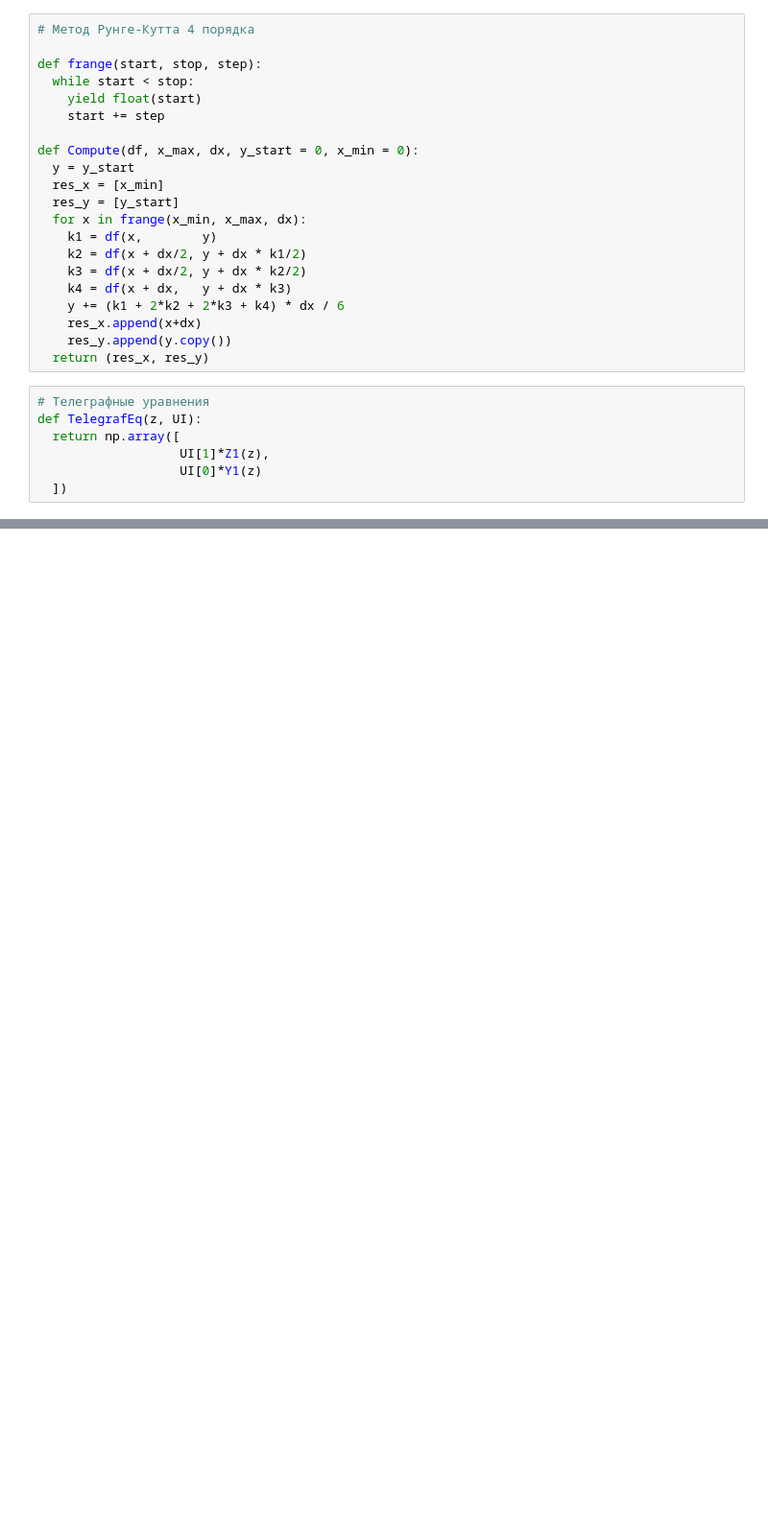
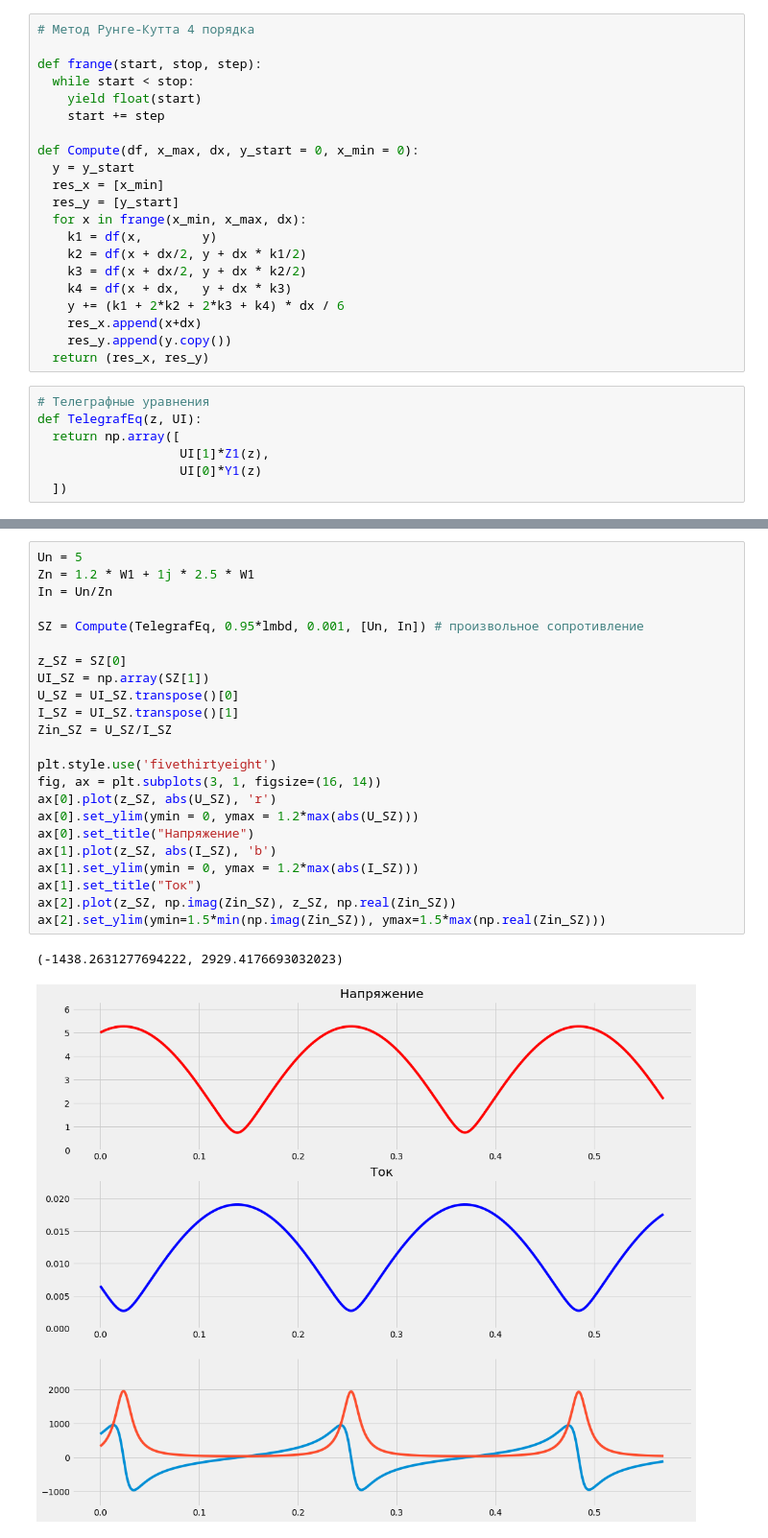
Before and after one commit to MargaritaWraith/LongLinePy, a Jupyter notebook: LongLine.ipynb, the cells around one changed output, grey strips where cells are left out. Shown at 96% size. Cells and saved outputs as stored; diff of their text form; blank space fills up the shorter version.

```diff
--- a/LongLine.ipynb
+++ b/LongLine.ipynb
@@ -85,0 +139,26 @@ ax[2].set_ylim(ymin=-3.2*W, ymax=3.2*W)
+# %%
+Un = 5
+Zn = 1.2 * W1 + 1j * 2.5 * W1
+In = Un/Zn
+
+SZ = Compute(TelegrafEq, 0.95*lmbd, 0.001, [Un, In]) # произвольное сопротивление
+
+z_SZ = SZ[0]
+UI_SZ = np.array(SZ[1])
+U_SZ = UI_SZ.transpose()[0]
+I_SZ = UI_SZ.transpose()[1]
+Zin_SZ = U_SZ/I_SZ
+
+plt.style.use('fivethirtyeight')
+fig, ax = plt.subplots(3, 1, figsize=(16, 14))
+ax[0].plot(z_SZ, abs(U_SZ), 'r')
+ax[0].set_ylim(ymin = 0, ymax = 1.2*max(abs(U_SZ)))
+ax[0].set_title("Напряжение")
+ax[1].plot(z_SZ, abs(I_SZ), 'b')
+ax[1].set_ylim(ymin = 0, ymax = 1.2*max(abs(I_SZ)))
+ax[1].set_title("Ток")
+ax[2].plot(z_SZ, np.imag(Zin_SZ), z_SZ, np.real(Zin_SZ))
+ax[2].set_ylim(ymin=1.5*min(np.imag(Zin_SZ)), ymax=1.5*max(np.real(Zin_SZ)))
+# %% [output]
+(-1438.2631277694222, 2929.4176693032023)
+[figure, added]
```
Also changed, not shown: parts of 6 cells of this notebook.
